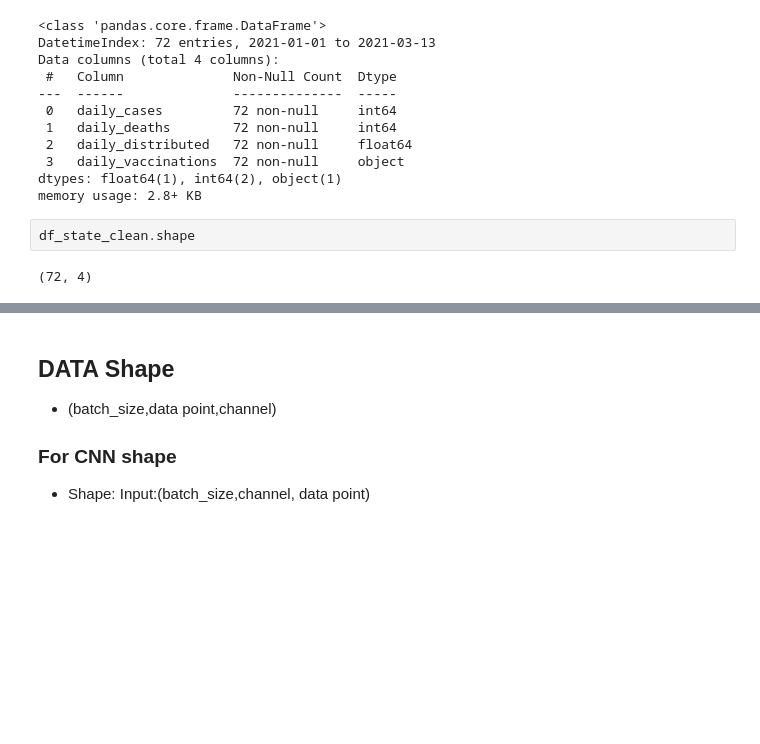
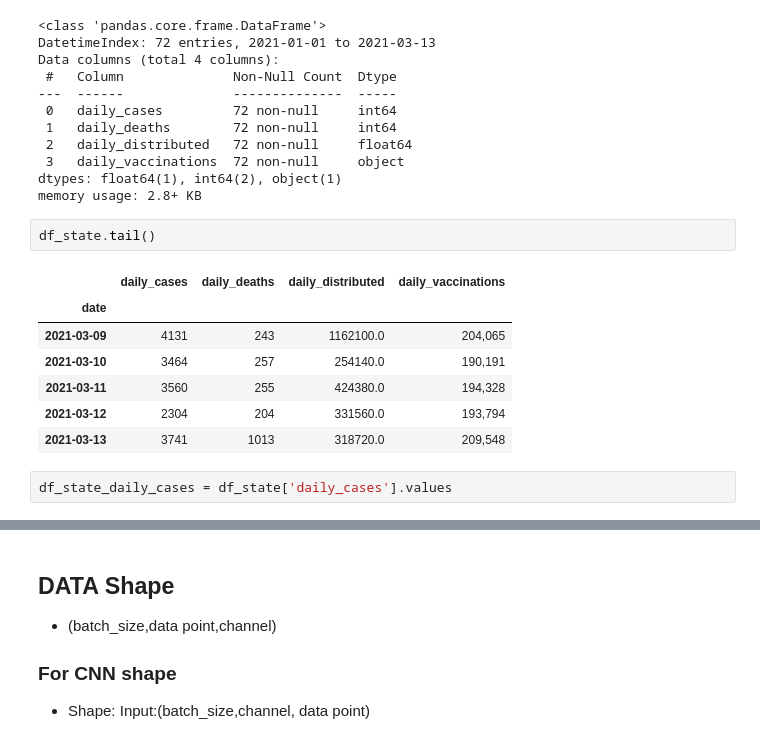
Before and after one commit to sitiporn/Covid-19-daily-cases-prediction-in-USA, a Jupyter notebook: 1.1_Arima_California.ipynb, the cells around one changed output, grey strips where cells are left out. Drawn from its saved outputs; the diff is of its cells as text; blank space fills up the shorter version.

```diff
--- a/1.1_Arima_California.ipynb
+++ b/1.1_Arima_California.ipynb
@@ -232,6 +239,14 @@ Data columns (total 4 columns):
 dtypes: float64(1), int64(2), object(1)
 memory usage: 2.8+ KB
 # %%
-df_state_clean.shape
+df_state.tail()
 # %% [output]
-(72, 4)
+|  | daily_cases | daily_deaths | daily_distributed | daily_vaccinations |
+| date |  |  |  |  |
+| 2021-03-09 | 4131 | 243 | 1162100.0 | 204,065 |
+| 2021-03-10 | 3464 | 257 | 254140.0 | 190,191 |
+| 2021-03-11 | 3560 | 255 | 424380.0 | 194,328 |
+| 2021-03-12 | 2304 | 204 | 331560.0 | 193,794 |
+| 2021-03-13 | 3741 | 1013 | 318720.0 | 209,548 |
+# %%
+df_state_daily_cases = df_state['daily_cases'].values
```
Also changed, not shown: parts of 6 cells of this notebook, 11 other files.
